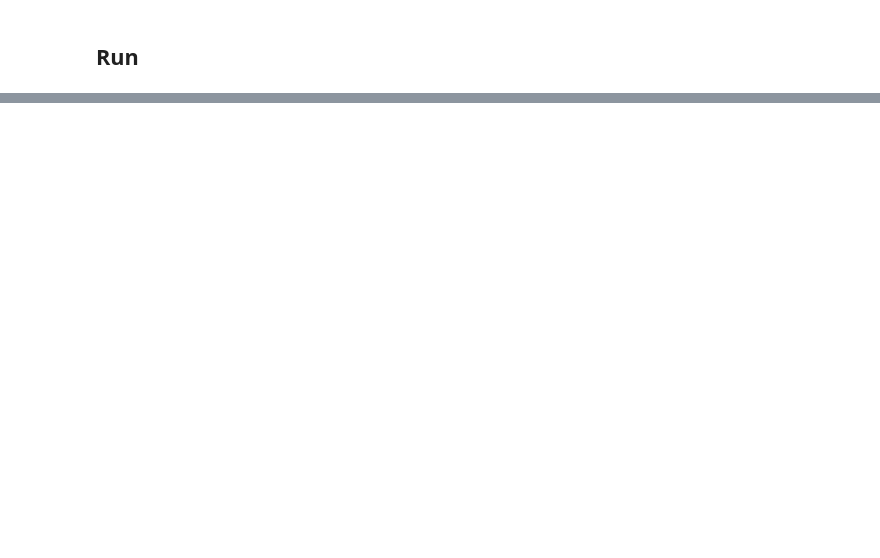
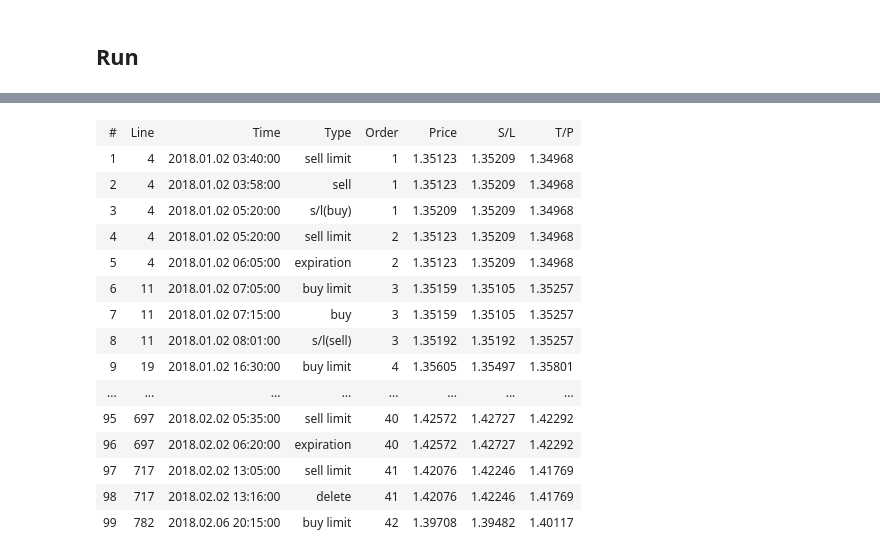
Before and after one commit to dn1eper/genetic-trading, a Jupyter notebook: Main.ipynb, the cells around one changed output, grey strips where cells are left out. Saved outputs shown, nothing was run; the diff lists cells and outputs as text; code cells hidden in the pictures; blank space fills up the shorter version.

```diff
--- a/Main.ipynb
+++ b/Main.ipynb
@@ -77,0 +116,21 @@ fitness: 13.3 models: 9 max account value: 13.3 max drawdown: 0.6
+# %%
+table = [["#", "Line", "Time", "Type", "Order", "Price", "S/L", "T/P"]]
+table.extend(indiv.fitness.trade_history)
+display(HTML(tabulate.tabulate(table[:100], tablefmt='html')))
+# %% [output]
+| # | Line | Time | Type | Order | Price | S/L | T/P |
+| 1 | 4 | 2018.01.02 03:40:00 | sell limit | 1 | 1.35123 | 1.35209 | 1.34968 |
+| 2 | 4 | 2018.01.02 03:58:00 | sell | 1 | 1.35123 | 1.35209 | 1.34968 |
+| 3 | 4 | 2018.01.02 05:20:00 | s/l(buy) | 1 | 1.35209 | 1.35209 | 1.34968 |
+| 4 | 4 | 2018.01.02 05:20:00 | sell limit | 2 | 1.35123 | 1.35209 | 1.34968 |
+| 5 | 4 | 2018.01.02 06:05:00 | expiration | 2 | 1.35123 | 1.35209 | 1.34968 |
+| 6 | 11 | 2018.01.02 07:05:00 | buy limit | 3 | 1.35159 | 1.35105 | 1.35257 |
+| 7 | 11 | 2018.01.02 07:15:00 | buy | 3 | 1.35159 | 1.35105 | 1.35257 |
+| 8 | 11 | 2018.01.02 08:01:00 | s/l(sell) | 3 | 1.35192 | 1.35192 | 1.35257 |
+| 9 | 19 | 2018.01.02 16:30:00 | buy limit | 4 | 1.35605 | 1.35497 | 1.35801 |
+| ... | ... | ... | ... | ... | ... | ... | ... |
+| 95 | 697 | 2018.02.02 05:35:00 | sell limit | 40 | 1.42572 | 1.42727 | 1.42292 |
+| 96 | 697 | 2018.02.02 06:20:00 | expiration | 40 | 1.42572 | 1.42727 | 1.42292 |
+| 97 | 717 | 2018.02.02 13:05:00 | sell limit | 41 | 1.42076 | 1.42246 | 1.41769 |
+| 98 | 717 | 2018.02.02 13:16:00 | delete | 41 | 1.42076 | 1.42246 | 1.41769 |
+| 99 | 782 | 2018.02.06 20:15:00 | buy limit | 42 | 1.39708 | 1.39482 | 1.40117 |
```
Also changed, not shown: parts of 14 cells of this notebook, 7 other files.
